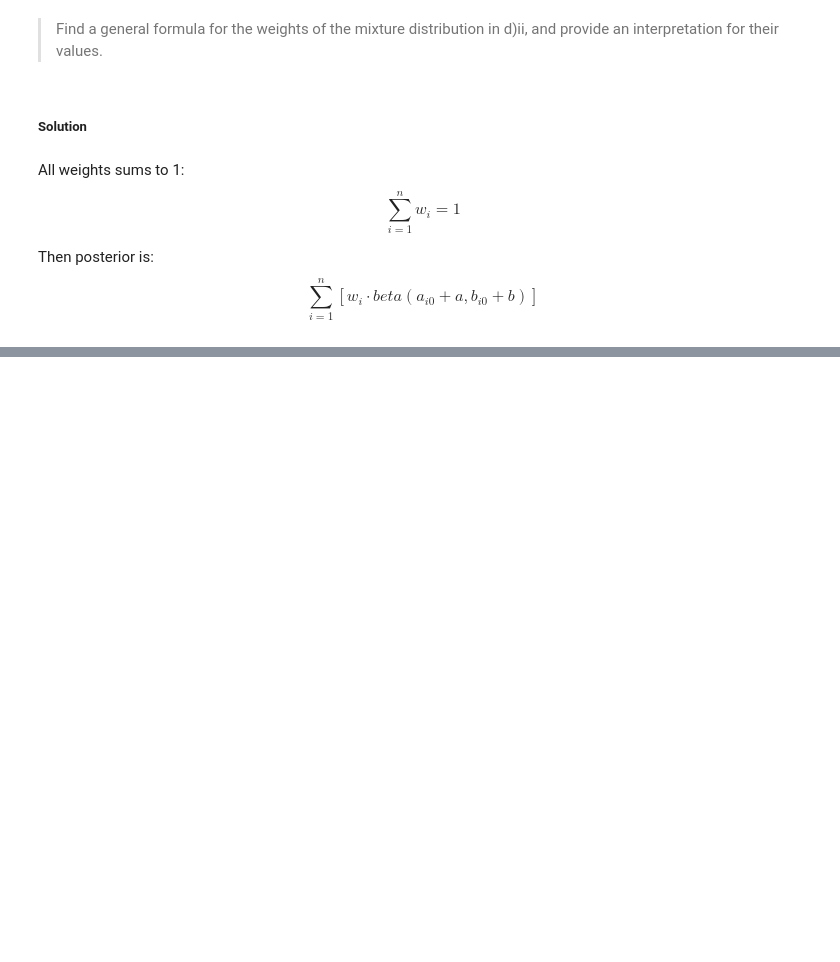
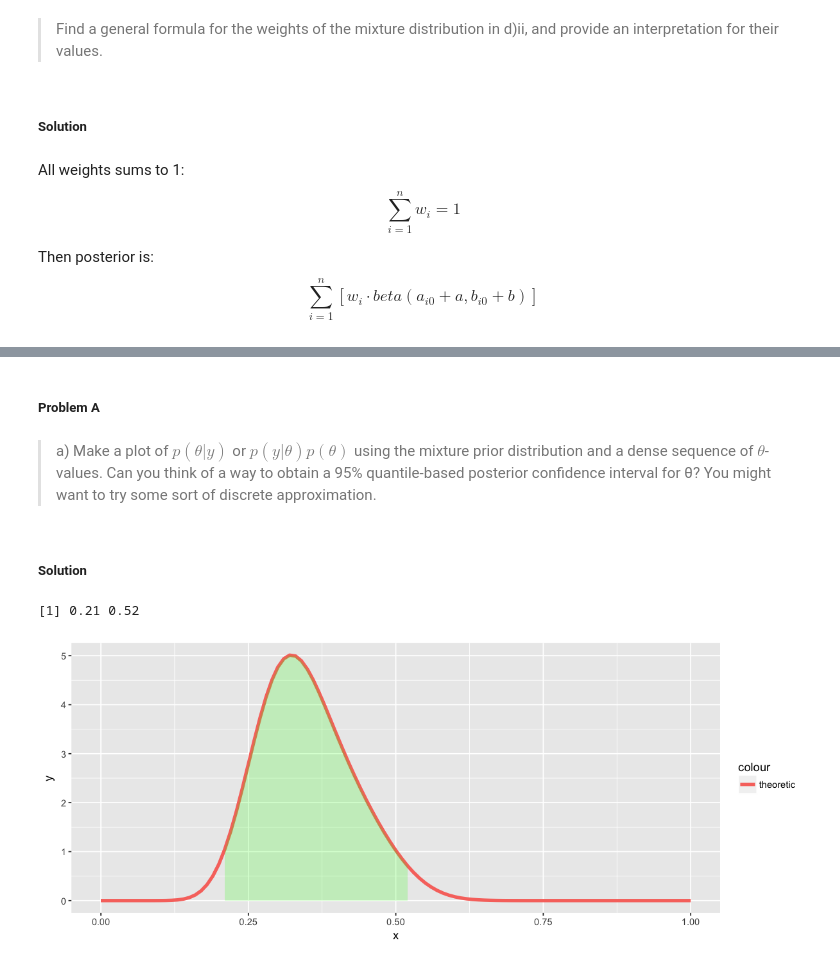
Before and after one commit to andreo/bayesian-statistical-methods-solutions, a Jupyter notebook: Exercise-3.4.ipynb, the cells around one changed output, grey strips where cells are left out. Saved outputs shown, nothing was run; the diff lists cells and outputs as text; code cells hidden in the pictures; blank space fills up the shorter version.

```diff
--- a/Exercise-3.4.ipynb
+++ b/Exercise-3.4.ipynb
@@ -145,0 +171,25 @@ $$
+# %% [markdown]
+##### Problem A
+# %% [markdown]
+> a) Make a plot of $p(\theta|y)$ or $p(y|\theta)p(\theta)$ using the mixture prior distribution and a dense sequence of $\theta$-values. Can you think of a way to obtain a 95% quantile-based posterior confidence interval for θ? You might want to try some sort of discrete approximation.
+# %% [markdown]
+##### Solution
+# %%
+mixture.cdf <- cumsum(mixture.rand.dencity$y)
+mixture.ci <- c(
+    mixture.domain[which(mixture.cdf >= 2.5)[1]],
+    mixture.domain[which(mixture.cdf >= 97.5)[1]])
+mixture.ci
+# %% [output]
+[1] 0.21 0.52
+# %%
+ggplot(data.frame(x=mixture.domain, y=mixture_dencity(mixture.domain)),
+       aes(x=x)) +
+    geom_line(aes(y=y, color='theoretic'), size=1.5) +
+    stat_function(fun = function(xs) {
+        ys <- mixture_dencity(xs)
+        ys[xs < mixture.ci[1] | mixture.ci[2] < xs] <- NA
+        ys
+    }, geom = "area", fill="green", alpha=0.2)
+# %% [output]
+[figure, added]
```
Also changed, not shown: parts of 7 cells of this notebook.
